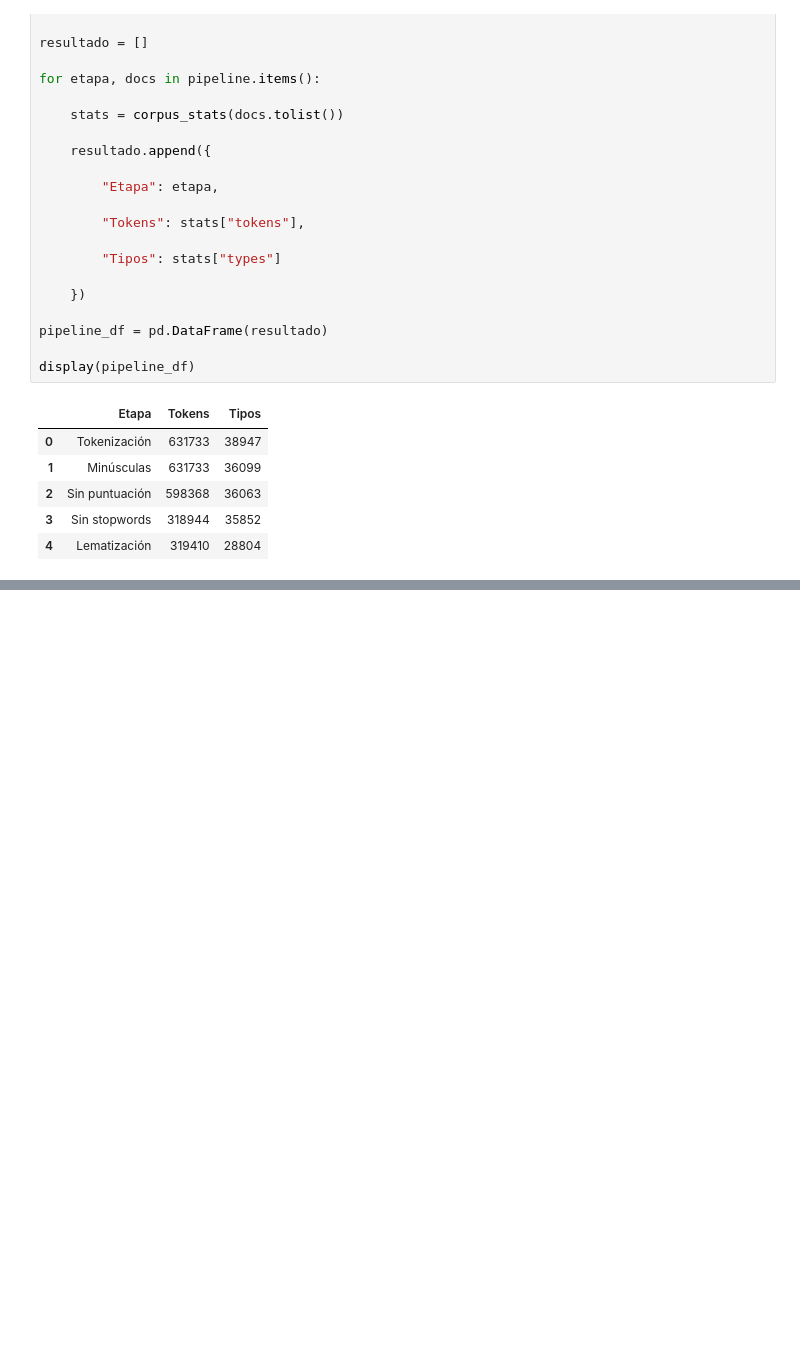
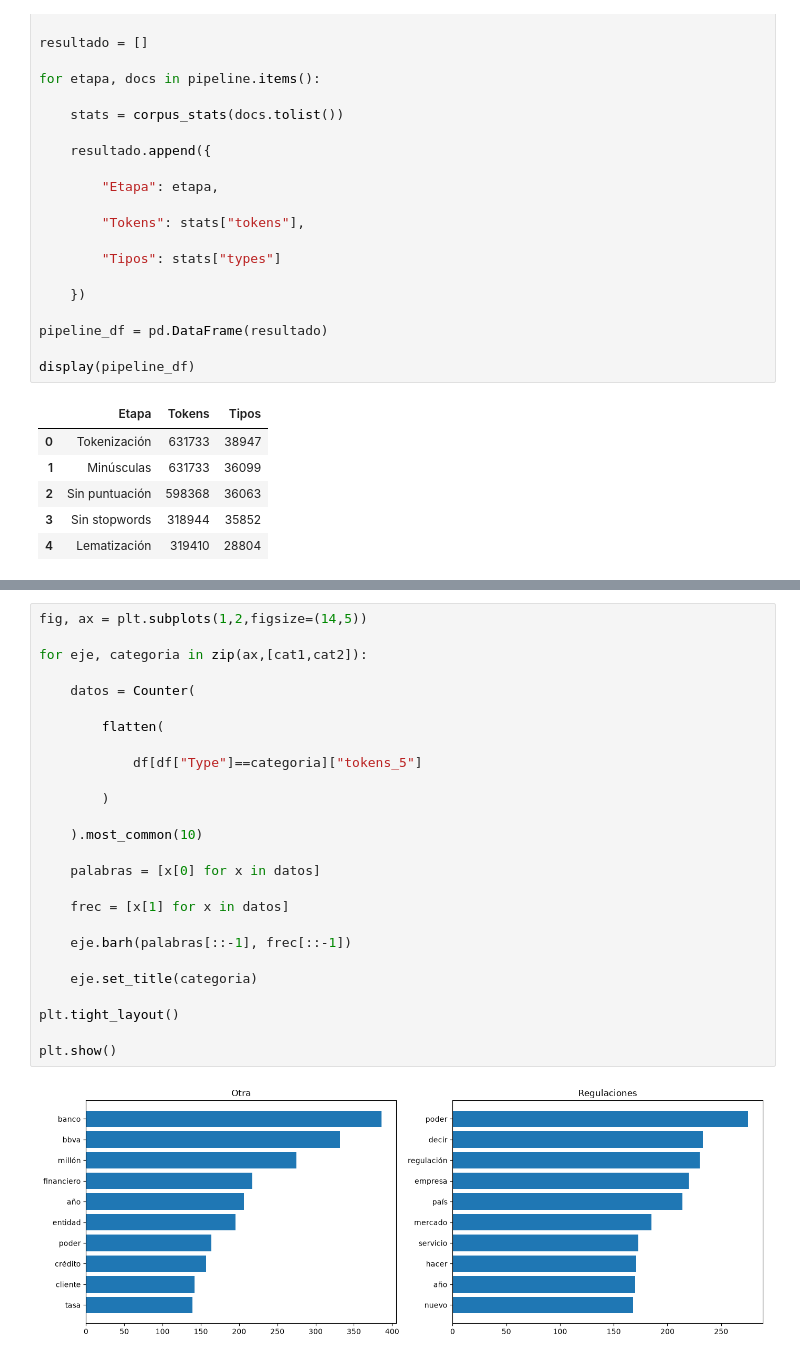
Before and after one commit to gian236/nlplab1, a Jupyter notebook: lab1.ipynb, the cells around one changed output, grey strips where cells are left out. Cells and saved outputs as stored; diff of their text form; blank space fills up the shorter version.

```diff
--- a/lab1.ipynb
+++ b/lab1.ipynb
@@ -251,0 +502,28 @@ display(pipeline_df)
+# %%
+fig, ax = plt.subplots(1,2,figsize=(14,5))
+
+for eje, categoria in zip(ax,[cat1,cat2]):
+
+    datos = Counter(
+
+        flatten(
+
+            df[df["Type"]==categoria]["tokens_5"]
+
+        )
+
+    ).most_common(10)
+
+    palabras = [x[0] for x in datos]
+
+    frec = [x[1] for x in datos]
+
+    eje.barh(palabras[::-1], frec[::-1])
+
+    eje.set_title(categoria)
+
+plt.tight_layout()
+
+plt.show()
+# %% [output]
+[figure, added]
```
Also changed, not shown: parts of 10 cells of this notebook.
